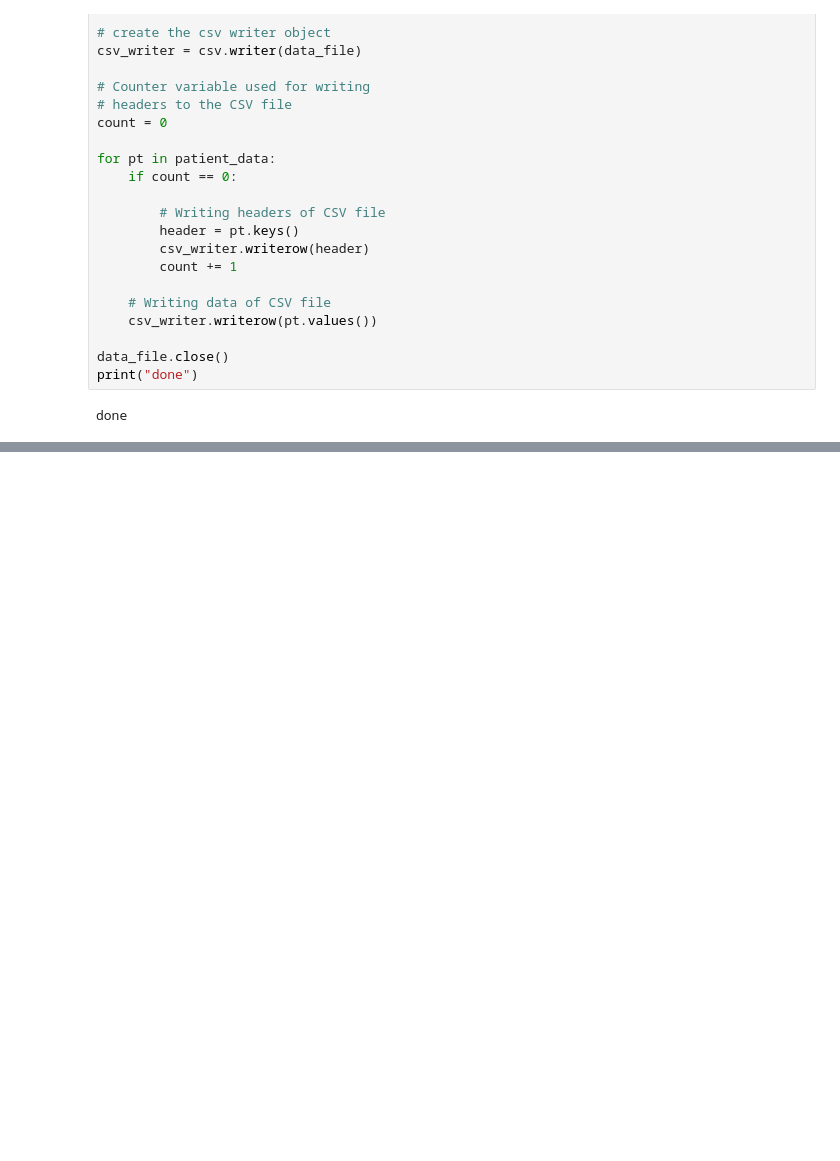
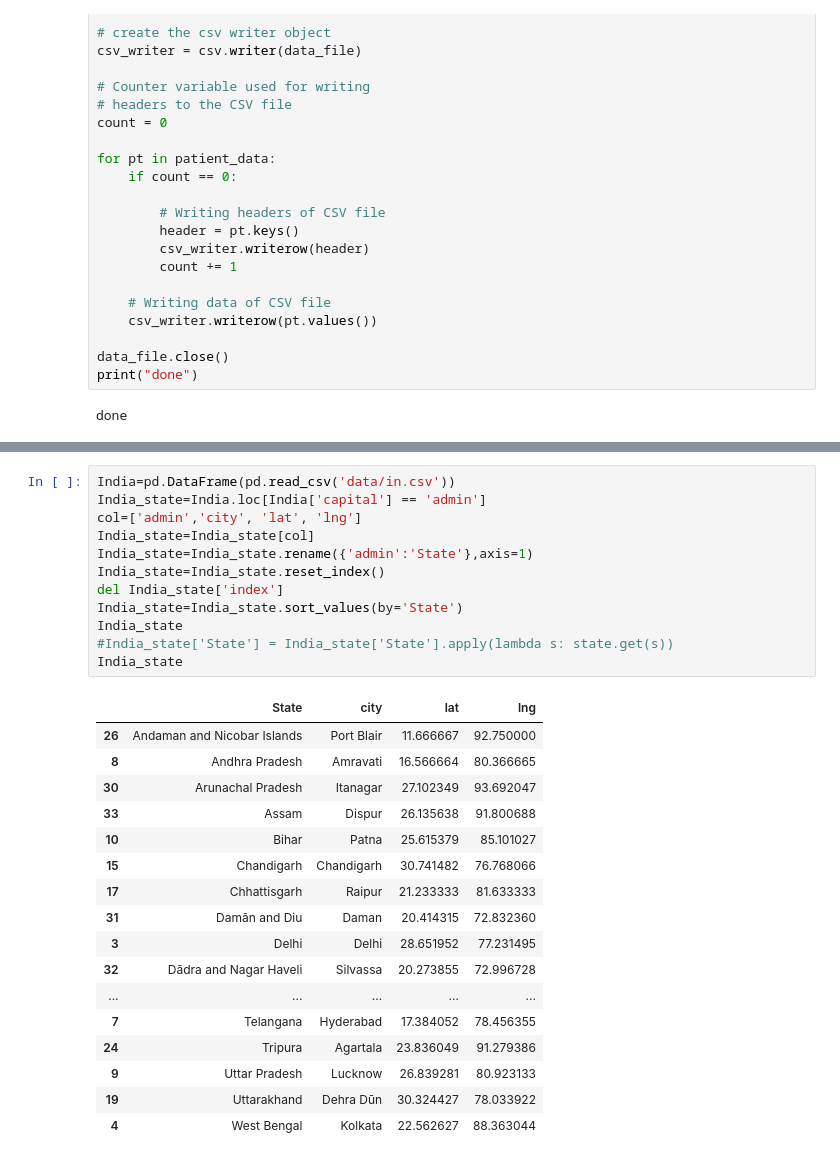
Before and after one commit to tarang-1109/Pandemiculator_COVID19, a Jupyter notebook: Pandemiculator.ipynb, the cells around one changed output, grey strips where cells are left out. Drawn from its saved outputs; the diff is of its cells as text; blank space fills up the shorter version.

```diff
--- a/Pandemiculator.ipynb
+++ b/Pandemiculator.ipynb
@@ -132,0 +200,30 @@ KeyError: 'InfectionDate'
+# %%
+India=pd.DataFrame(pd.read_csv('data/in.csv'))
+India_state=India.loc[India['capital'] == 'admin']
+col=['admin','city', 'lat', 'lng']
+India_state=India_state[col]
+India_state=India_state.rename({'admin':'State'},axis=1)
+India_state=India_state.reset_index()
+del India_state['index']
+India_state=India_state.sort_values(by='State')
+India_state
+#India_state['State'] = India_state['State'].apply(lambda s: state.get(s))
+India_state
+# %% [output]
+|  | State | city | lat | lng |
+| 26 | Andaman and Nicobar Islands | Port Blair | 11.666667 | 92.750000 |
+| 8 | Andhra Pradesh | Amravati | 16.566664 | 80.366665 |
+| 30 | Arunachal Pradesh | Itanagar | 27.102349 | 93.692047 |
+| 33 | Assam | Dispur | 26.135638 | 91.800688 |
+| 10 | Bihar | Patna | 25.615379 | 85.101027 |
+| 15 | Chandigarh | Chandigarh | 30.741482 | 76.768066 |
+| 17 | Chhattisgarh | Raipur | 21.233333 | 81.633333 |
+| 31 | Damān and Diu | Daman | 20.414315 | 72.832360 |
+| 3 | Delhi | Delhi | 28.651952 | 77.231495 |
+| 32 | Dādra and Nagar Haveli | Silvassa | 20.273855 | 72.996728 |
+| ... | ... | ... | ... | ... |
+| 7 | Telangana | Hyderabad | 17.384052 | 78.456355 |
+| 24 | Tripura | Agartala | 23.836049 | 91.279386 |
+| 9 | Uttar Pradesh | Lucknow | 26.839281 | 80.923133 |
+| 19 | Uttarakhand | Dehra Dūn | 30.324427 | 78.033922 |
+| 4 | West Bengal | Kolkata | 22.562627 | 88.363044 |
```
Also changed, not shown: parts of 6 cells of this notebook.
